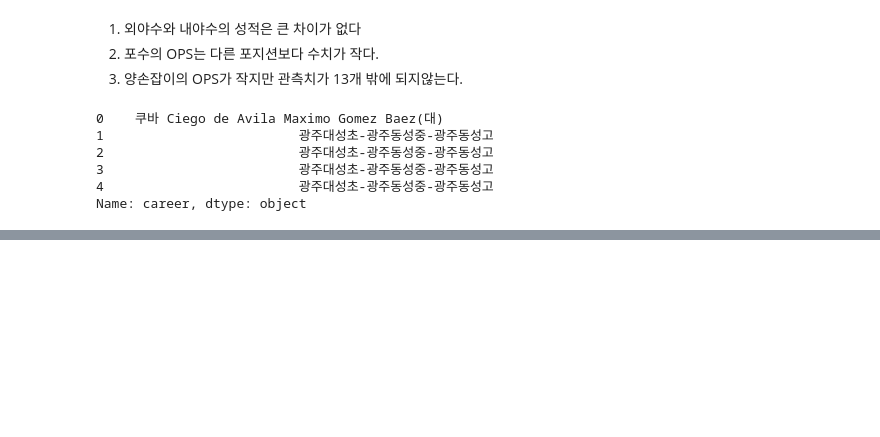
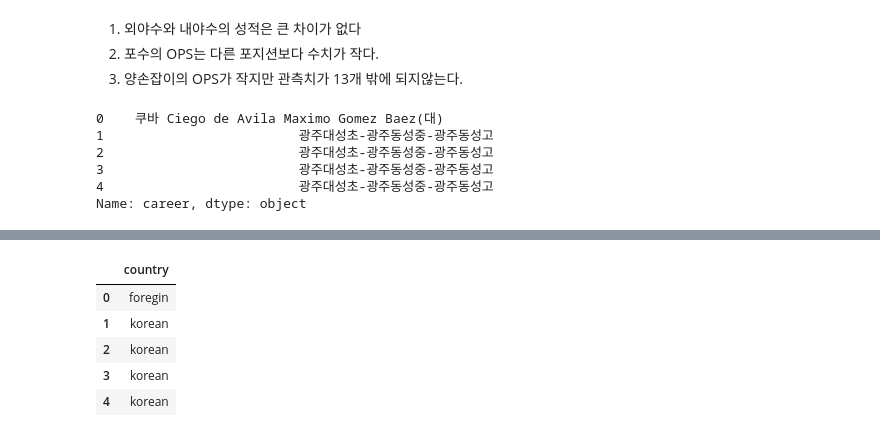
Before and after one commit to ho1121h/Dacon_pratice, a Jupyter notebook: kbo.ipynb, the cells around one changed output, grey strips where cells are left out. Cells and saved outputs as stored; diff of their text form; code cells hidden in the pictures; blank space fills up the shorter version.

```diff
--- a/kbo.ipynb
+++ b/kbo.ipynb
@@ -326,0 +327,13 @@ foreign_country_list
+# %%
+regular_season_df['country'] = foreign_country
+regular_season_df['country'] = regular_season_df['country'].apply(lambda x : x if pd.isnull(x)
+                                                                 else ('foregin' if x in foreign_country_list else 'korean'))
+regular_season_df[['country']].head()
+##  국적을 의미하는 변수 추가함.
+# %% [output]
+|  | country |
+| 0 | foregin |
+| 1 | korean |
+| 2 | korean |
+| 3 | korean |
+| 4 | korean |
```
Also changed, not shown: parts of 9 cells of this notebook.
